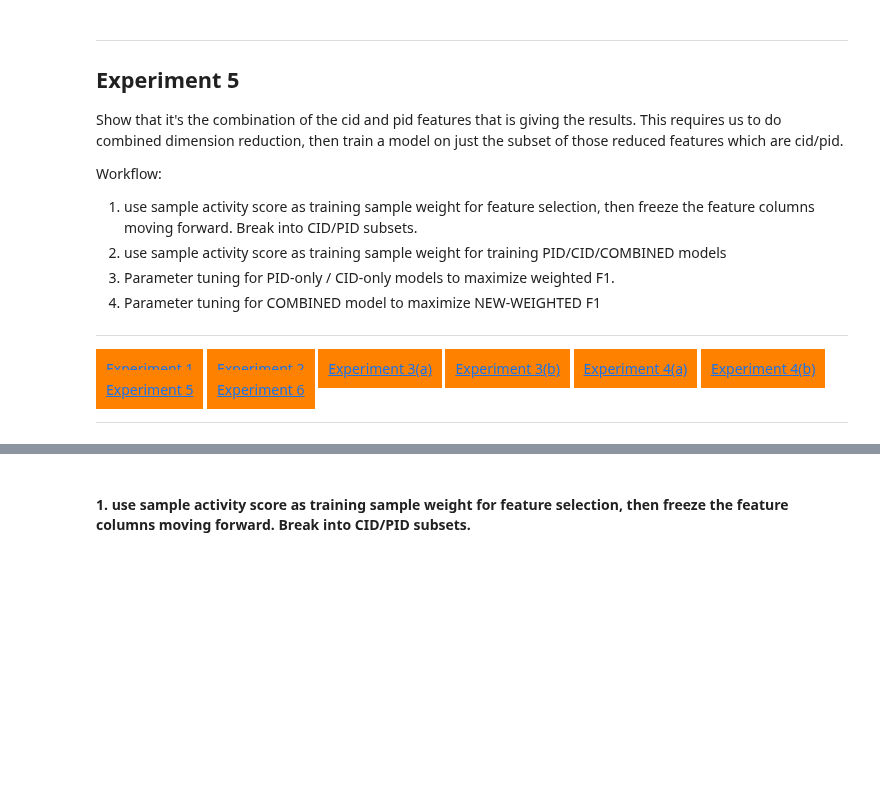
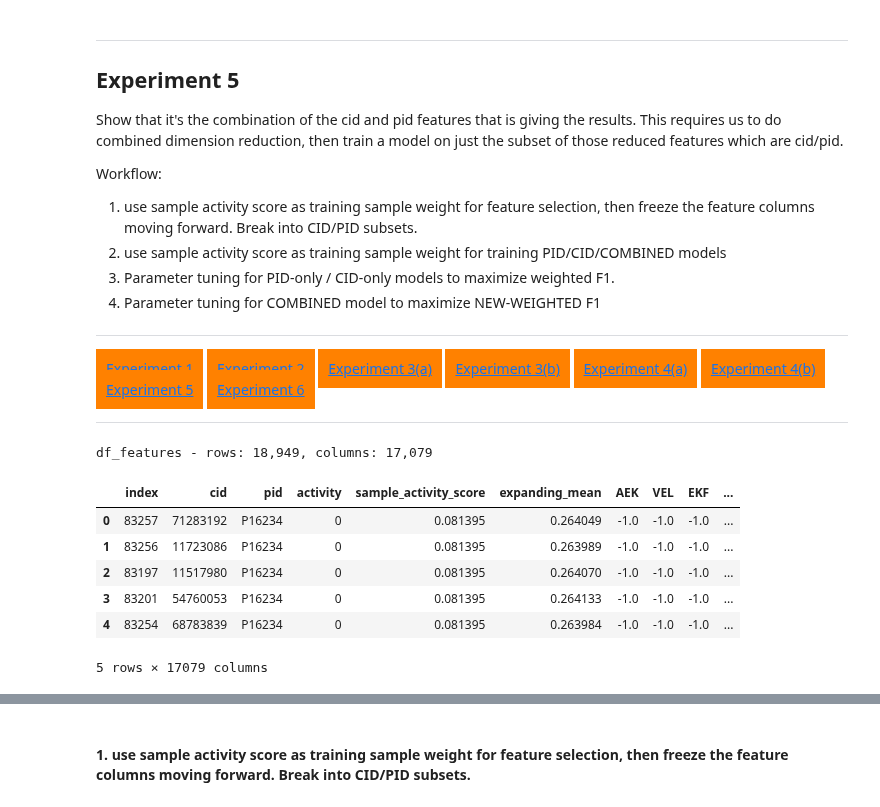
Before and after one commit to BrianDavisMath/FDA-COVID19, a Jupyter notebook: notebooks/greg-dimension-reduction-xgboost.ipynb, the cells around one changed output, grey strips where cells are left out. Drawn from its saved outputs; the diff is of its cells as text; code cells hidden in the pictures; blank space fills up the shorter version.

```diff
--- a/notebooks/greg-dimension-reduction-xgboost.ipynb
+++ b/notebooks/greg-dimension-reduction-xgboost.ipynb
@@ -1632,3 +1632,21 @@ Workflow:
 
 
 <hr>
+# %%
+# Load training features data generated by greg-features.ipynb
+store = pd.HDFStore(data_loc + 'validation_features.h5')
+df_features = pd.DataFrame(store['df' ])
+store.close()
+print('df_features - rows: {:,}, columns: {:,}'.format(len(df_features), len(df_features.columns)))
+# %% [output]
+df_features - rows: 18,949, columns: 17,079
+# %%
+df_features.head()
+# %% [output]
+|  | index | cid | pid | activity | sample_activity_score | expanding_mean | AEK | VEL | EKF | ... |
+| 0 | 83257 | 71283192 | P16234 | 0 | 0.081395 | 0.264049 | -1.0 | -1.0 | -1.0 | ... |
+| 1 | 83256 | 11723086 | P16234 | 0 | 0.081395 | 0.263989 | -1.0 | -1.0 | -1.0 | ... |
+| 2 | 83197 | 11517980 | P16234 | 0 | 0.081395 | 0.264070 | -1.0 | -1.0 | -1.0 | ... |
+| 3 | 83201 | 54760053 | P16234 | 0 | 0.081395 | 0.264133 | -1.0 | -1.0 | -1.0 | ... |
+| 4 | 83254 | 68783839 | P16234 | 0 | 0.081395 | 0.263984 | -1.0 | -1.0 | -1.0 | ... |
+5 rows × 17079 columns
```
Also changed, not shown: parts of 1 cell of this notebook, 2 other files.
